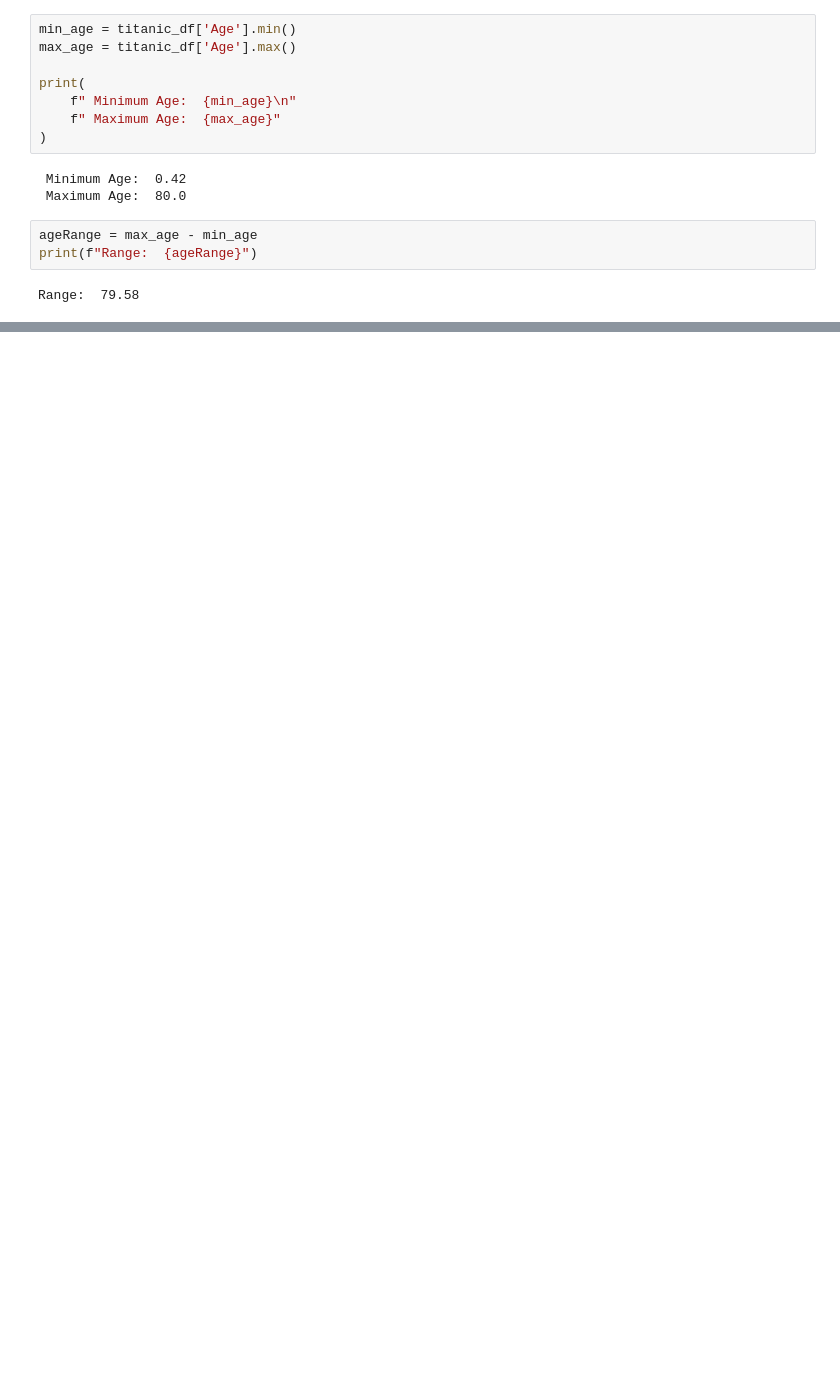
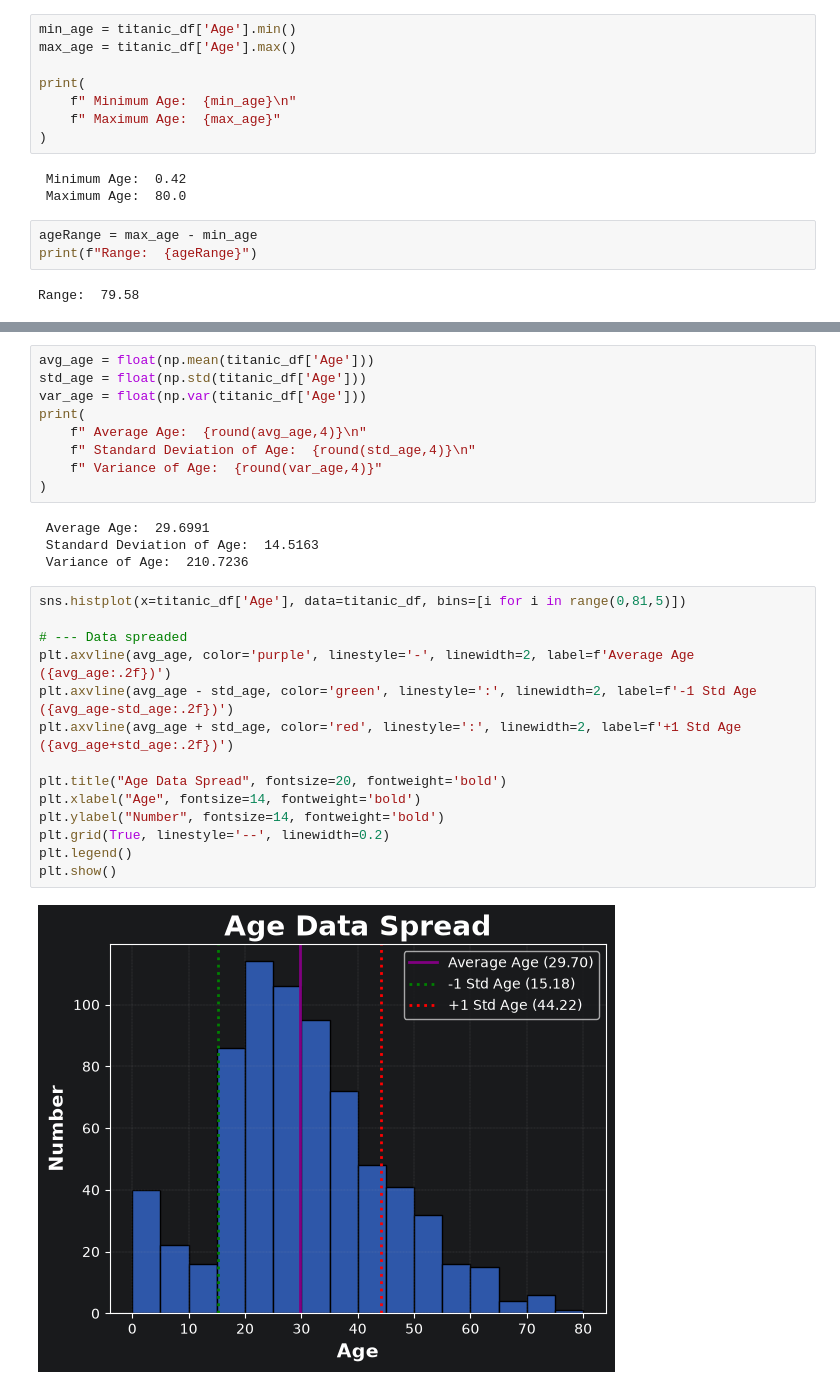
Before and after one commit to madhavrs2106/Data-Science-Notes, a Jupyter notebook: 1. Statistics/2.Measures_of_Variability.ipynb, the cells around one changed output, grey strips where cells are left out. Cells and saved outputs as stored; diff of their text form; blank space fills up the shorter version.

```diff
--- a/1. Statistics/2.Measures_of_Variability.ipynb
+++ b/1. Statistics/2.Measures_of_Variability.ipynb
@@ -55,0 +159,29 @@ Range:  79.58
+# %%
+avg_age = float(np.mean(titanic_df['Age']))
+std_age = float(np.std(titanic_df['Age']))
+var_age = float(np.var(titanic_df['Age']))
+print(
+    f" Average Age:  {round(avg_age,4)}\n"
+    f" Standard Deviation of Age:  {round(std_age,4)}\n"
+    f" Variance of Age:  {round(var_age,4)}"
+)
+# %% [output]
+ Average Age:  29.6991
+ Standard Deviation of Age:  14.5163
+ Variance of Age:  210.7236
+# %%
+sns.histplot(x=titanic_df['Age'], data=titanic_df, bins=[i for i in range(0,81,5)])
+
+# --- Data spreaded
+plt.axvline(avg_age, color='purple', linestyle='-', linewidth=2, label=f'Average Age ({avg_age:.2f})')
+plt.axvline(avg_age - std_age, color='green', linestyle=':', linewidth=2, label=f'-1 Std Age ({avg_age-std_age:.2f})')
+plt.axvline(avg_age + std_age, color='red', linestyle=':', linewidth=2, label=f'+1 Std Age ({avg_age+std_age:.2f})')
+
+plt.title("Age Data Spread", fontsize=20, fontweight='bold')
+plt.xlabel("Age", fontsize=14, fontweight='bold')
+plt.ylabel("Number", fontsize=14, fontweight='bold')
+plt.grid(True, linestyle='--', linewidth=0.2)
+plt.legend()
+plt.show()
+# %% [output]
+[figure, added]
```
Also changed, not shown: parts of 13 cells of this notebook, 2 other files.
